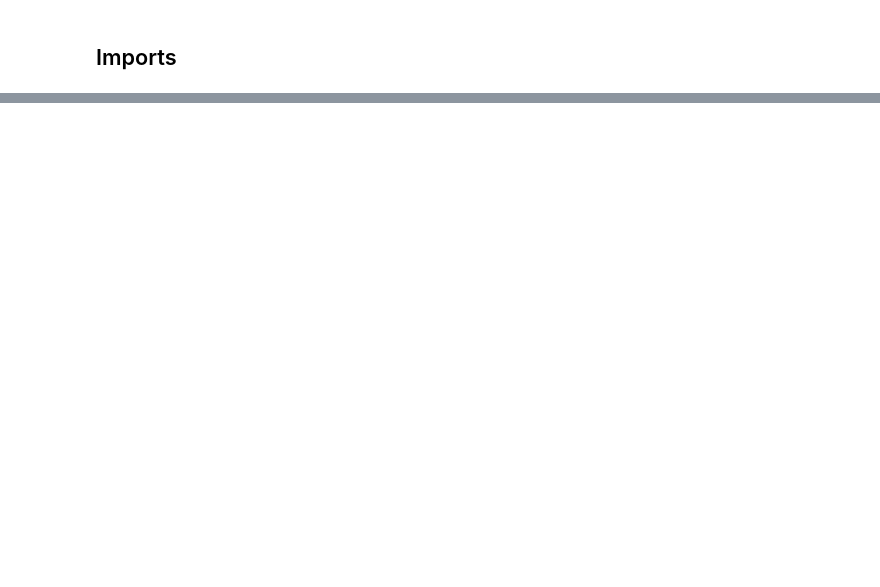
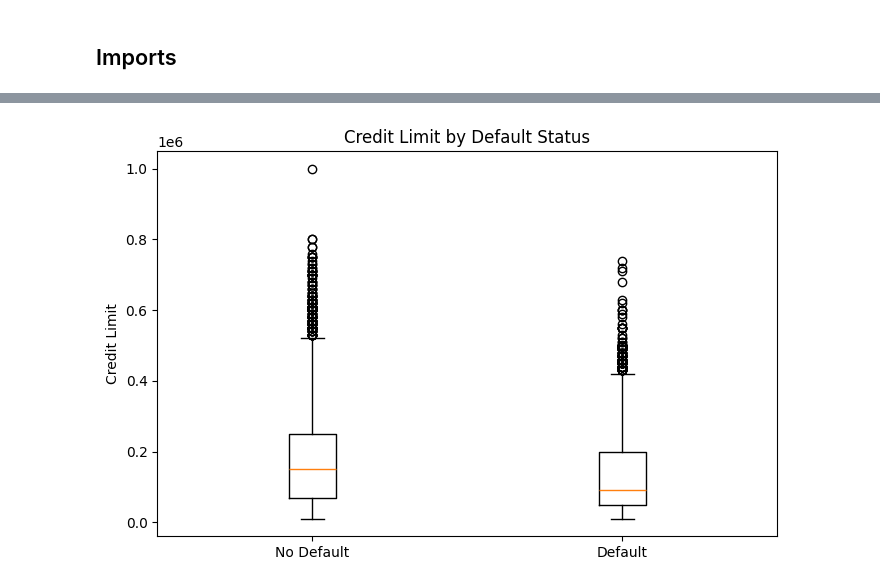
Before and after one commit to rrrexrr/Credit-Card-Default-Prediction, a Jupyter notebook: credit_default_analysis.ipynb, the cells around one changed output, grey strips where cells are left out. Saved outputs shown, nothing was run; the diff lists cells and outputs as text; code cells hidden in the pictures; blank space fills up the shorter version.

```diff
--- a/credit_default_analysis.ipynb
+++ b/credit_default_analysis.ipynb
@@ -1699,0 +198,13 @@ Confusion matrix [[TN, FP], [FN, TP]]:
+# %%
+plt.figure(figsize=(8, 5))
+
+plt.boxplot(
+    [df[df[target_col] == 0]["LIMIT_BAL"], df[df[target_col] == 1]["LIMIT_BAL"]],
+    labels=["No Default", "Default"]
+)
+
+plt.ylabel("Credit Limit")
+plt.title("Credit Limit by Default Status")
+plt.show()
+# %% [output]
+[figure, added]
```
Also changed, not shown: parts of 223 cells of this notebook.
